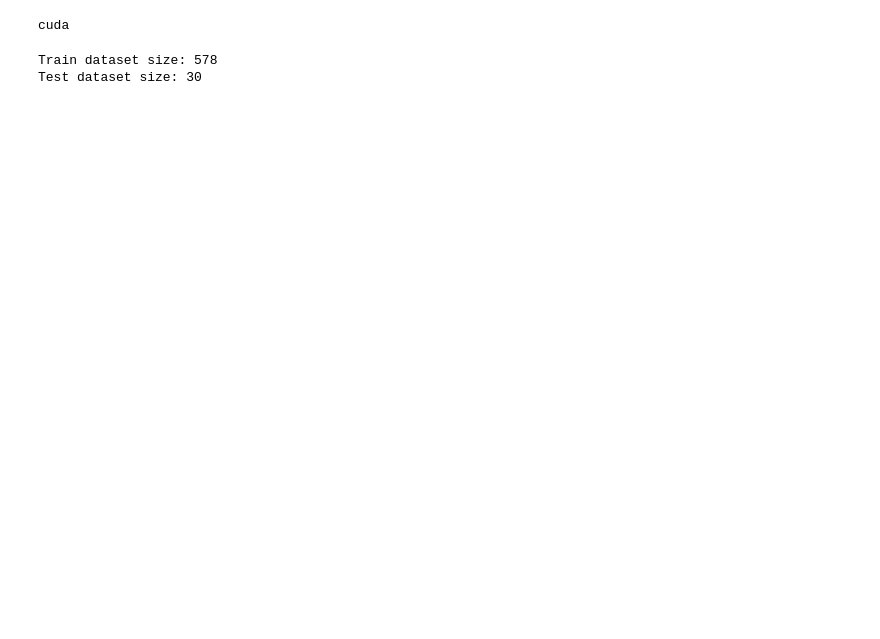
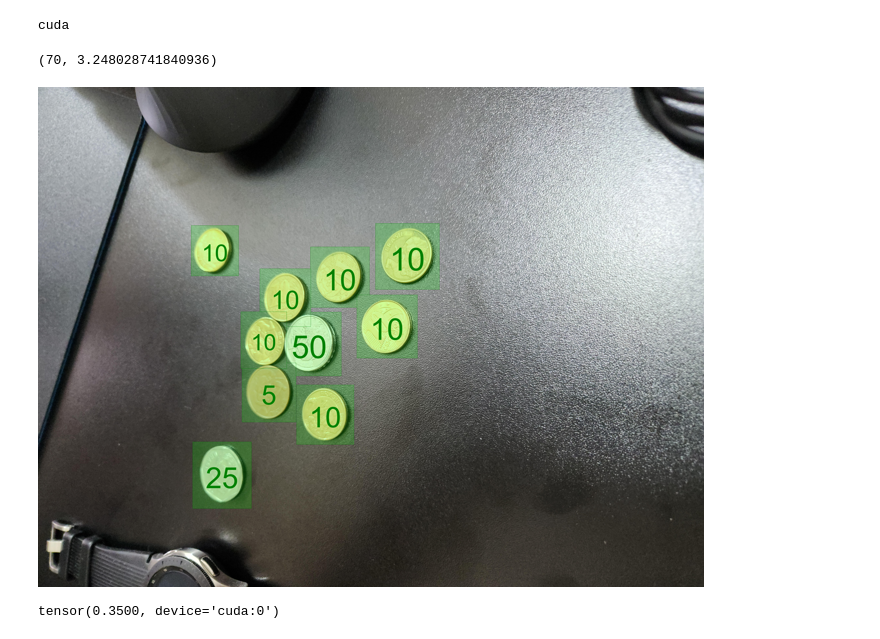
Before and after one commit to bruno-brant/python-money-detector, a Jupyter notebook: notebooks/evaluate_model.ipynb, the cells around one changed output. Saved outputs shown, nothing was run; the diff lists cells and outputs as text; code cells hidden in the pictures; blank space fills up the shorter version.

```diff
--- a/notebooks/evaluate_model.ipynb
+++ b/notebooks/evaluate_model.ipynb
@@ -8,9 +18,5 @@ print(device)
 # %% [output]
 cuda
 # %%
-data_loader_train, data_loader_test = data.get_data_loaders(os.environ['COINS_DATASET_PATH'], test_percentage=0.05)
-model, model_name = models.get_fasterrcnn_v2_pretrained()
-version_manager = models.VersionManager('../model_state')
+data_loader_train, data_loader_test = data.get_data_loaders(
+    os.environ['COINS_DATASET_PATH'], test_percentage=0.05)
-# %% [output]
-Train dataset size: 578
-Test dataset size: 30
@@ -18,0 +23,27 @@ epochs = version_manager.get_epochs(model_name)
+# %%
+model, model_name = models.get_fasterrcnn_v2_pretrained()
+version_manager = models.VersionManager('../model_state')
+version_manager.load_model(model_name, model, mode="best")
+# %% [output]
+(70, 3.248028741840936)
+# %%
+# Convert image from tensor to PIL image
+def tensor_to_pil_image(image: torch.Tensor) -> Image.Image:
+    image = image.cpu().clone()
+    image = image.squeeze(0)
+    image = transforms.ToPILImage()(image)
+    return cast(Image.Image, image)
+# %%
+def resize_by(image: Image.Image, factor: int):
+	return image.resize((image.width // factor, image.height // factor))
+# %%
+image, target = data_loader_test.dataset[0]
+image = tensor_to_pil_image(image)
+# %%
+%reload money_counter
+
+target['boxes'][0]
+
+resize_by(validation_utils.show_prediction(image, constants.CLASSES, target=target), 6)
+# %% [output]
+[figure, added]
@@ -18,0 +53,4 @@ epochs = version_manager.get_epochs(model_name)
+# %%
+predicted['scores'][0]
+# %% [output]
+tensor(0.3500, device='cuda:0')
```
Also changed, not shown: parts of 6 cells of this notebook, 11 other files.
